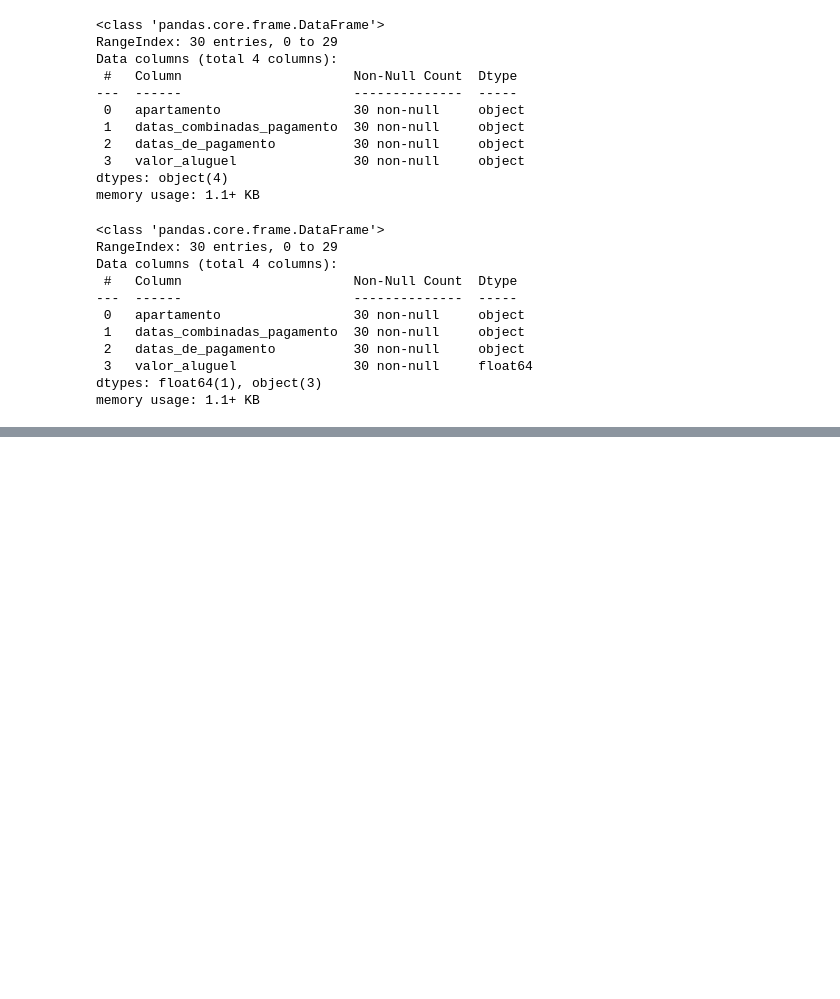
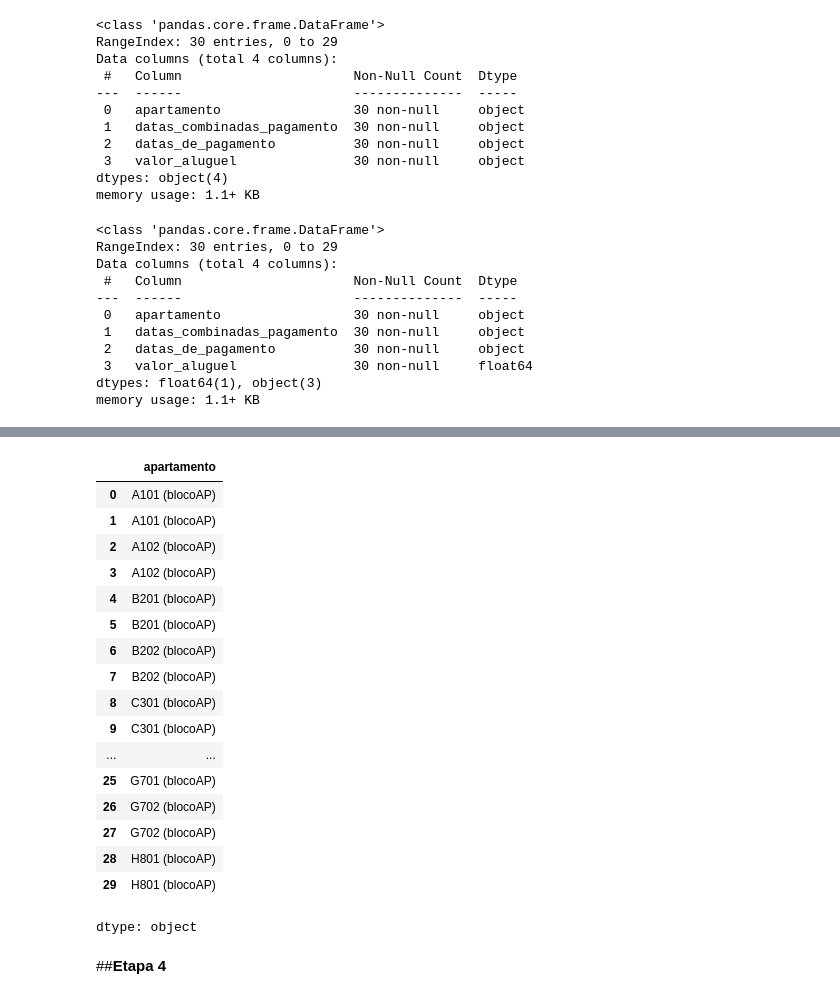
Before and after one commit to JorgeAccardi/cienciadedatos, a Jupyter notebook: Proyecto_Desafío_2_Administración_de_Condominios.ipynb, the cells around one changed output, grey strips where cells are left out. Drawn from its saved outputs; the diff is of its cells as text; code cells hidden in the pictures; blank space fills up the shorter version.

```diff
--- a/Proyecto_Desafío_2_Administración_de_Condominios.ipynb
+++ b/Proyecto_Desafío_2_Administración_de_Condominios.ipynb
@@ -117,0 +129,25 @@ memory usage: 1.1+ KB
+# %%
+datos['apartamento'] = datos['apartamento'] .str.replace(' \(blocoAP\)','')
+# %%
+datos['apartamento']
+# %% [output]
+|  | apartamento |
+| 0 | A101 (blocoAP) |
+| 1 | A101 (blocoAP) |
+| 2 | A102 (blocoAP) |
+| 3 | A102 (blocoAP) |
+| 4 | B201 (blocoAP) |
+| 5 | B201 (blocoAP) |
+| 6 | B202 (blocoAP) |
+| 7 | B202 (blocoAP) |
+| 8 | C301 (blocoAP) |
+| 9 | C301 (blocoAP) |
+| ... | ... |
+| 25 | G701 (blocoAP) |
+| 26 | G702 (blocoAP) |
+| 27 | G702 (blocoAP) |
+| 28 | H801 (blocoAP) |
+| 29 | H801 (blocoAP) |
+dtype: object
+# %% [markdown]
+##**Etapa 4**
```
Also changed, not shown: parts of 10 cells of this notebook.
